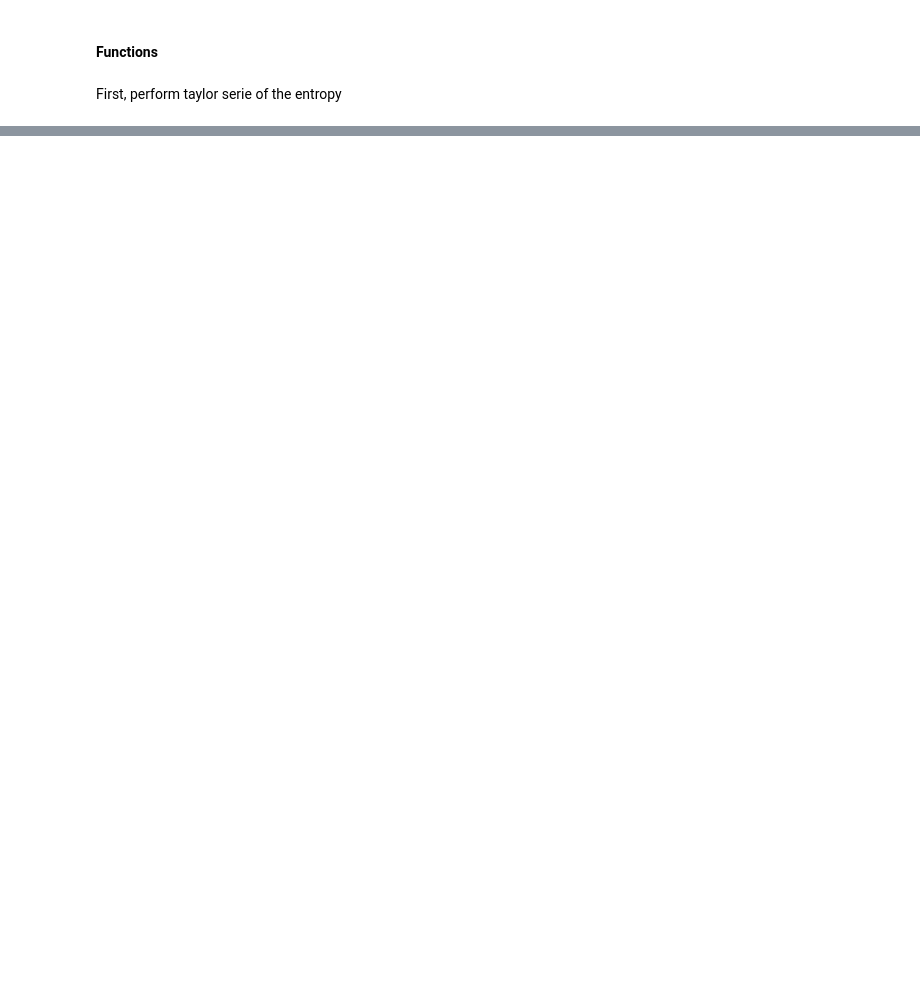
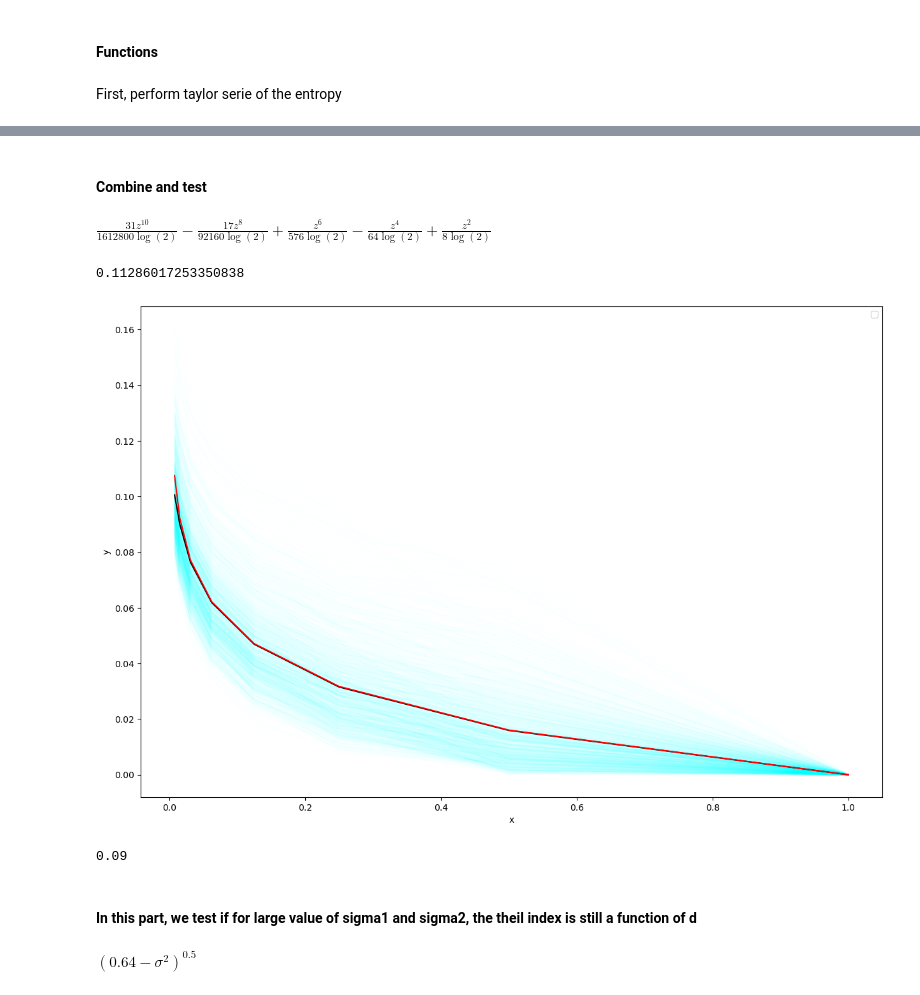
Before and after one commit to fsemecurbe/MMTMSS, a Jupyter notebook: Theorical_estimation.ipynb, the cells around one changed output, grey strips where cells are left out. Saved outputs shown, nothing was run; the diff lists cells and outputs as text; code cells hidden in the pictures; blank space fills up the shorter version.

```diff
--- a/Theorical_estimation.ipynb
+++ b/Theorical_estimation.ipynb
@@ -138,0 +206,68 @@ DL
+# %% [markdown]
+#### Combine and test
+# %%
+1 - DL
+# %% [output]
+$\displaystyle \frac{31 z^{10}}{1612800 \log{\left(2 \right)}} - \frac{17 z^{8}}{92160 \log{\left(2 \right)}} + \frac{z^{6}}{576 \log{\left(2 \right)}} - \frac{z^{4}}{64 \log{\left(2 \right)}} + \frac{z^{2}}{8 \log{\left(2 \right)}}$
+# %%
+d, t = sp.symbols('d t')
+
+expr_coeff2 = 1/4 * t * d * (t*d + 4)
+expr_coeff4 = 1/16 * t**2 * d**2 * (t**2 * d**2 + 24 * t * d + 48 )
+expr_coeff6 = 1 /64 * t**3 * d**3 * (t**3 * d**3 + 60 * t**2 * d**2 + 720 * t * d + 960)
+expr_coeff8 = 1/256 * t**4 * d**4 * (t**4 * d**4 + 112 * t**3 * d**3 + 3360 * t**2 * d**2 + 26880 * t * d + 26880)
+expr_coeff10 = 1/1024 * t**5 * d**5 * (t**5 * d**5 + 180 * t**4 * d**4 + 10080 * t**3 * d**3 + 201600 * t**2 * d**2 + 1209600 * t* d + 967680)
+
+approx = expr_coeff2 / (8 * sp.log(2)) -  expr_coeff4 / (64 * sp.log(2))  + expr_coeff6 / (576 * sp.log(2)) - 17 / (92160 * sp.log(2)) * expr_coeff8 + 31/( 1612800* sp.log(2))  * expr_coeff10
+# %%
+approx = sp.lambdify((t,d), approx)
+# %%
+approx(6,.11)
+# %% [output]
+0.11286017253350838
+# %%
+
+rng = np.random.default_rng()
+
+sizes = 2**np.arange(8)
+
+sigma1 = .15
+sigma2 = .15
+rho=-1
+k=20
+
+d = sigma1**2 + sigma2**2 - 2 * rho * sigma1 *sigma2
+theils = []
+theils_hat = []
+for i in range(1000):
+    lnc = multivariate_lognormal_cascade(6, sigma1=sigma1, sigma2=sigma2, corr=rho)
+    theil = []
+    for i in sizes:
+        temp = block_reduce(lnc, block_size = (i,i,1), func = np.sum)
+        theil.append(Theil(temp))
+
+    theils.append(theil)
+
+theils = np.array(theils)
+theil_expected = np.mean(theils, axis=0)
+
+theil_hat_expected = np.array([  approx(t,d) for t in np.log2(sizes)] )
+theil_hat_expected=theil_hat_expected[range(7,-1, -1, )]
+fig, ax = plt.subplots(1, 1, figsize=(15, 10))
+ax
+ax.plot(sizes/128,  theils.T, color='aqua', alpha=0.01)
+ax.plot(sizes/128,  theil_expected, color='black', alpha=1)
+ax.plot(sizes/128,  theil_hat_expected, color='red', alpha=1)
+
+#ax.set_ylim(0, .020)
+plt.xlabel("x")
+plt.ylabel("y")
+plt.legend()
+plt.show()
+
+print(d)
+# %% [output]
+[figure, added]
+0.09
+# %% [markdown]
+#### In this part, we test if for large value of sigma1 and sigma2, the theil index is still a function of d
@@ -138,0 +326,12 @@ DL
+# %%
+fig, ax = plt.subplots(1, 1, figsize=(15, 10))
+ax.plot(sizes/128,  theil_expected1, color='green', alpha=1)
+ax.plot(sizes/128,  theil_expected2, color='red', alpha=1)
+
+#ax.set_ylim(0, .020)
+plt.xlabel("x")
+plt.ylabel("y")
+plt.legend()
+plt.show()
+# %% [output]
+$\displaystyle \left(0.64 - \sigma^{2}\right)^{0.5}$
```
Also changed, not shown: parts of 41 cells of this notebook.
